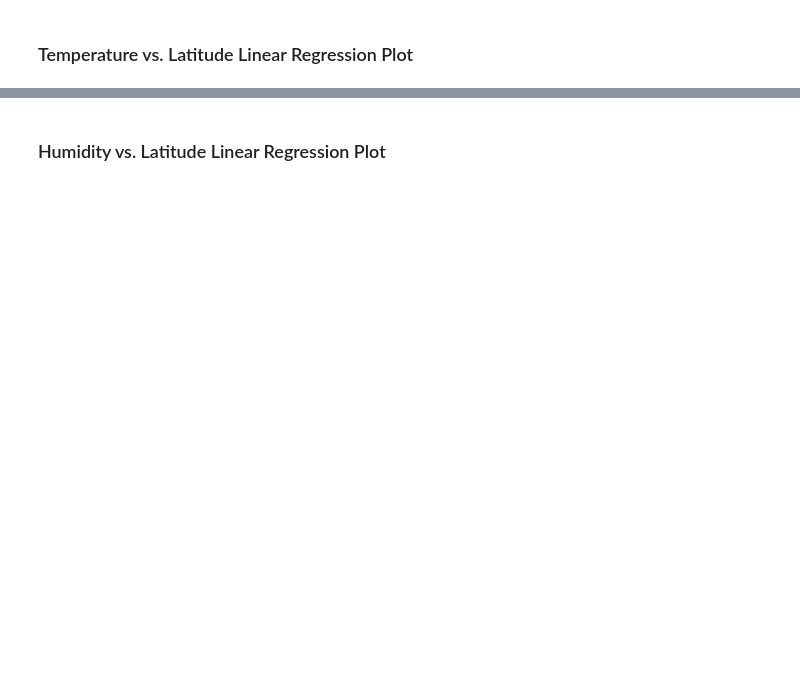
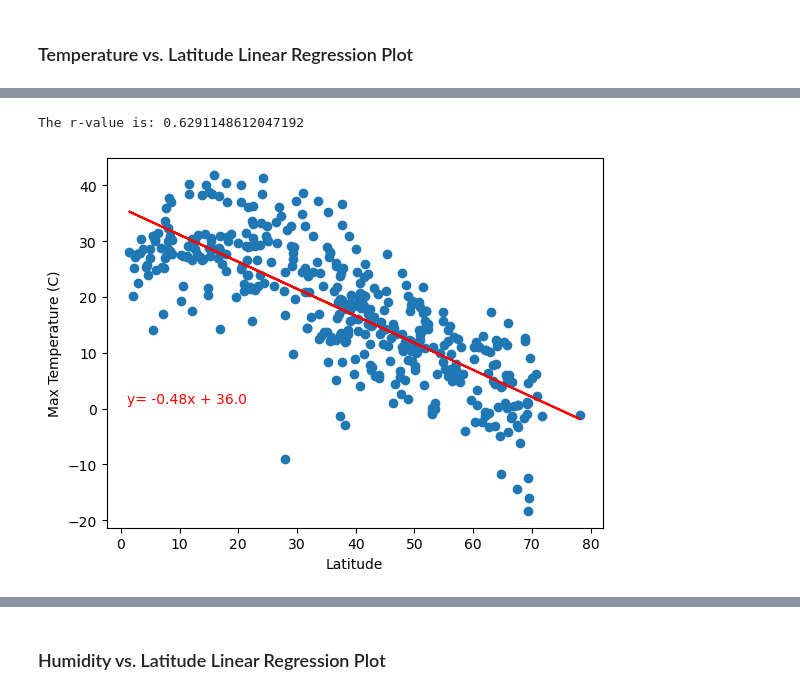
Before and after one commit to joey-october85/06-python-api-challenge, a Jupyter notebook: WeatherPy/starter_code/WeatherPy.ipynb, the cells around one changed output, grey strips where cells are left out. Cells and saved outputs as stored; diff of their text form; code cells hidden in the pictures; blank space fills up the shorter version.

```diff
--- a/WeatherPy/starter_code/WeatherPy.ipynb
+++ b/WeatherPy/starter_code/WeatherPy.ipynb
@@ -285,2 +278,13 @@ plt.plot(nlvt_lats, nlvt_fit,"--", color="red")
+# %%
+# Define a function to create Linear Regression plots
+def linear_reg(x,y,x_coord,y_coord):
+    (slope, intercept, rval, p_val, stderr) = linregress(x,y)
+    reg = x * slope + intercept
+    line_display = "y= " + str(round(slope,2)) + "x + " + str(round(intercept,2))
+    plt.scatter(x, y)
+    plt.plot(x, reg, "r-")
+    plt.annotate(line_display, (x_coord,y_coord),fontsize=10,color="r")
+    print(f"The r-value is: {rval**2}")
+    plt.show()
 # %%
 # Create a DataFrame with the Northern Hemisphere data (Latitude >= 0)
@@ -331,0 +342,10 @@ The r-value is: 0.4121057168607245
+# %%
+# Linear regression on Northern Hemisphere
+x_axis = north_hem_df['Lat']
+y_axis = north_hem_df['Max Temp']
+plt.xlabel('Latitude')
+plt.ylabel('Max Temperature (C)')
+linear_reg(x_axis, y_axis,1,1)
+# %% [output]
+The r-value is: 0.6291148612047192
+[figure, added]
```
Also changed, not shown: parts of 34 cells of this notebook, 5 other files.
